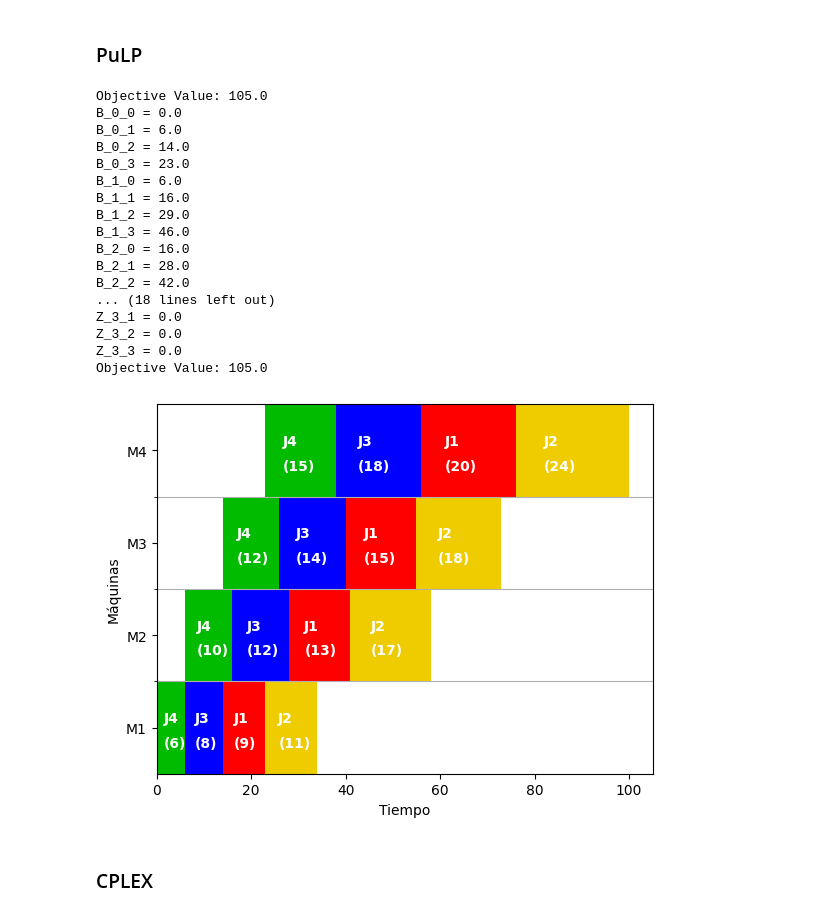
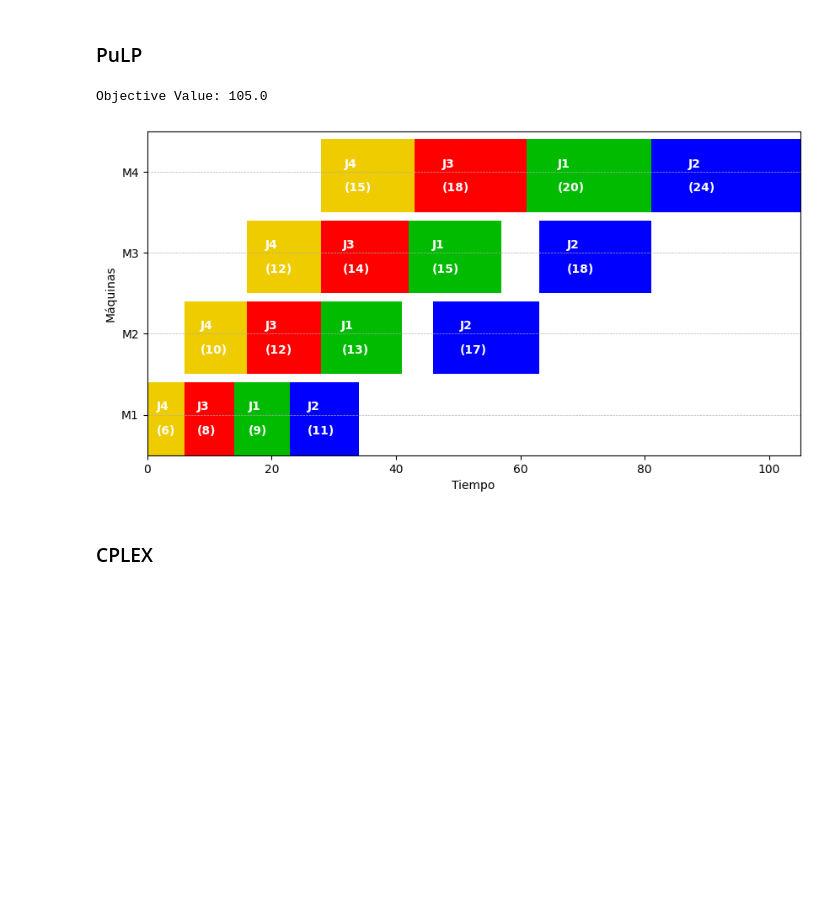
Before and after one commit to Luis-Valenzuela-Concha/Tarea3-Optimizacion, a Jupyter notebook: wilson.ipynb, the cells around one changed output. Cells and saved outputs as stored; diff of their text form; code cells hidden in the pictures; blank space fills up the shorter version.

```diff
--- a/wilson.ipynb
+++ b/wilson.ipynb
@@ -15,14 +15,14 @@ T = T.transpose()
 model = lp.LpProblem("The_Wilson_Model", lp.LpMinimize)
 
 # Define the decision variables
-N = len(T)  # Number of jobs
-M = len(T[0])  # Number of machines
+N = len(T[0])  # Number of jobs
+M = len(T)     # Number of machines
 
 Z = lp.LpVariable.dicts("Z", (range(N), range(N)), cat='Binary')
 B = lp.LpVariable.dicts("B", (range(N), range(M)), lowBound=0, cat='Integer')
 
 # Define the objective function
-model += B[N-1][M-1] + lp.lpSum(T[N-1][i] * Z[i][M-1] for i in range(N))
+model += B[M-1][N-1] + lp.lpSum(T[M-1][i] * Z[i][N-1] for i in range(N))
 
 
 # Define the constraints
@@ -32,7 +32,7 @@ for i in range(N):
 
 #(7)
 for j in range(N):
-    model += lp.lpSum(Z[j][i] for j in range(N)) == 1
+    model += lp.lpSum(Z[i][j] for i in range(N)) == 1
 
 #(8)
 for j in range(N-1):
@@ -46,80 +46,54 @@ for r in range(M-1):
     model += (B[r][0] + lp.lpSum(T[r][i] * Z[i][0] for i in range(N)) == B[r+1][0])
 
 #(11)
 for r in range(M-1):
     for j in range(1,N):
         model += (B[r][j] + lp.lpSum(T[r][i] * Z[i][j] for i in range(N)) <= B[r+1][j])
 
 #(12)
 for r in range(1,M):
     for j in range(N-1):
         model += (B[r][j] + lp.lpSum(T[r][i] * Z[i][j] for i in range(N)) <= B[r][j+1])
 
 # Solve the LP problem
 solution = model.solve()
 
 # Print the optimal solution
 print("Objective Value:", lp.value(model.objective))
 
-for v in model.variables():
-    print(v.name, "=", v.varValue)
-print("Objective Value:", model.objective.value())
-
 # Carta Gannt
 import matplotlib.pyplot as plt
 
-T = T.transpose()
 unos_tareas = [(i, j) for i in range(N) for j in range(N) if Z[i][j].varValue == 1]
-orden_tareas = sorted(unos_tareas, key=lambda x: x[1])
+orden_tareas = [tupla[0] for tupla in sorted(unos_tareas, key=lambda x: x[1])]
 
-ht = lp.value(model.objective)
-nmaquinas = 4
-hbar = 10
-maquinas = ["M1", "M2", "M3", "M4"]
+matriz = []
+for r in range(M):
+    maquina = []
+    for j in range(N):
+        maquina.append([int(B[r][j].varValue), int(B[r][j].varValue) + T[r][orden_tareas[j]]])
+    matriz.append(maquina)
 
-fig, gantt = plt.subplots()
+fig, gantt = plt.subplots(figsize=(10, 5))
 gantt.set_xlabel('Tiempo')
 gantt.set_ylabel('Máquinas')
-gantt.set_xlim(0, ht)
-gantt.set_ylim(0, nmaquinas * hbar)
+gantt.set_xlim(0, lp.value(model.objective))
+gantt.set_ylim(0, M * 10)
+gantt.set_yticks(np.arange(5, M * 10, 10))
+gantt.set_yticklabels(['M' + str(i) for i in range(1, M+1)])
+gantt.grid(True, which='both', axis='y', linestyle='--', linewidth=0.5)
+colores = ['#00BB00', 'blue', 'red', '#EECC00']
 
-gantt.set_yticks(np.arange(hbar, nmaquinas * hbar, hbar),minor=True)
-gantt.grid(True, axis='y',which='minor')
-
-gantt.set_yticks(np.arange(hbar/2, nmaquinas * hbar, hbar))
-gantt.set_yticklabels(maquinas)
-
-for i in range(M):
-    inicio = lp.value(B[0][i])
+for r in range(M):
     for j in range(N):
-        duracion_tarea = T[orden_tareas[j][0]][i]
-        if (j == 0): color = '#00BB00'
-        if (j == 1): color = 'blue'
-        if (j == 2): color = 'red'
-        if (j == 3): color = '#EECC00'
-        gantt.broken_barh([(inicio, duracion_tarea)], (i * hbar, hbar), facecolors=color)
-        gantt.text(x=(inicio + duracion_tarea/4), y=(i*hbar + hbar/3), s='('+str(duracion_tarea)+')', va='center', color='white', fontweight='bold')
-        gantt.text(x=(inicio + duracion_tarea/4), y=(i*hbar + 3*hbar/5), s='J'+str(1+orden_tareas[j][0]), va='center', color='white', fontweight='bold')
-        inicio += duracion_tarea
+        inicio = matriz[r][j][0]
+        duracion = matriz[r][j][1] - matriz[r][j][0]
+        gantt.broken_barh([(inicio, duracion)], ((r) * 10, 9), facecolors=colores[orden_tareas[j]])
+        gantt.text(x=(inicio + duracion/4), y=((r) * 10 + 6), s='J'+str(orden_tareas[j]+1), va='center', color='white', fontweight='bold')
+        gantt.text(x=(inicio + duracion/4), y=((r) * 10 + 3), s='('+str(duracion)+')', va='center', color='white', fontweight='bold')
 # %% [output]
 Objective Value: 105.0
-B_0_0 = 0.0
-B_0_1 = 6.0
-B_0_2 = 14.0
-B_0_3 = 23.0
-B_1_0 = 6.0
-B_1_1 = 16.0
-B_1_2 = 29.0
-B_1_3 = 46.0
-B_2_0 = 16.0
-B_2_1 = 28.0
-B_2_2 = 42.0
-... (18 lines left out)
-Z_3_1 = 0.0
-Z_3_2 = 0.0
-Z_3_3 = 0.0
-Objective Value: 105.0
-[figure, old version]
+[figure, new version]
 # %% [markdown]
 ### CPLEX
 # %%
```
Also changed, not shown: parts of 2 cells of this notebook.
